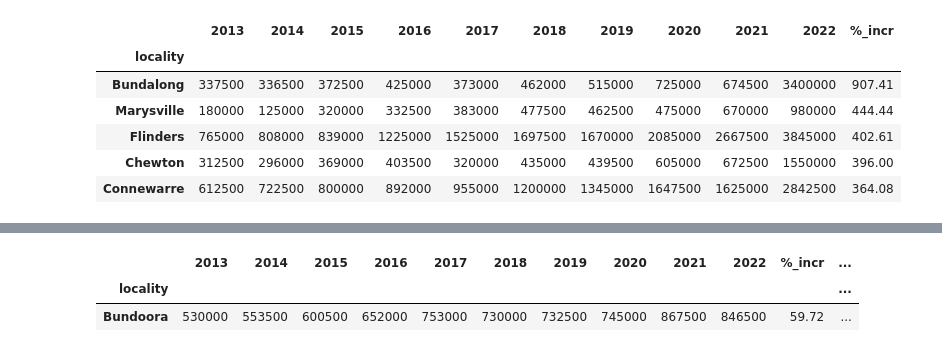
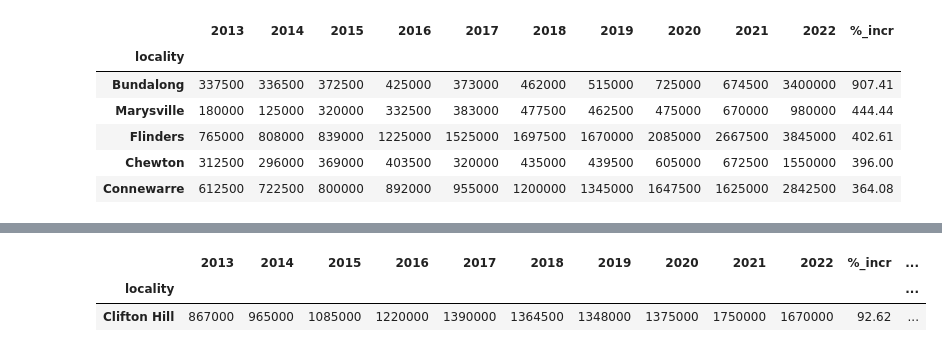
Before and after one commit to rsamma1606/proj-one-group-8, a Jupyter notebook: crime_vs_property_plotting and stats.ipynb, the cells around one changed output, grey strips where cells are left out. Cells and saved outputs as stored; diff of their text form; code cells hidden in the pictures.

```diff
--- a/crime_vs_property_plotting and stats.ipynb
+++ b/crime_vs_property_plotting and stats.ipynb
@@ -51,12 +51,12 @@ property_data.head()
 | Chewton | 312500 | 296000 | 369000 | 403500 | 320000 | 435000 | 439500 | 605000 | 672500 | 1550000 | 396.00 | ... |
 | Connewarre | 612500 | 722500 | 800000 | 892000 | 955000 | 1200000 | 1345000 | 1647500 | 1625000 | 2842500 | 364.08 | ... |
 # %%
-tempb = property_data.filter(items = ["Bundoora"], axis = 0)
+tempb = property_data.filter(items = ["Clifton Hill"], axis = 0)
 tempb
 # %% [output]
 |  | 2013 | 2014 | 2015 | 2016 | 2017 | 2018 | 2019 | 2020 | 2021 | 2022 | %_incr | ... |
 | locality |  |  |  |  |  |  |  |  |  |  |  | ... |
-| Bundoora | 530000 | 553500 | 600500 | 652000 | 753000 | 730000 | 732500 | 745000 | 867500 | 846500 | 59.72 | ... |
+| Clifton Hill | 867000 | 965000 | 1085000 | 1220000 | 1390000 | 1364500 | 1348000 | 1375000 | 1750000 | 1670000 | 92.62 | ... |
 # %%
 # Plot the median house price lines for each locality
 plt.figure(figsize=(10, 6))
```
Also changed, not shown: parts of 3 cells of this notebook, 10 other files.
